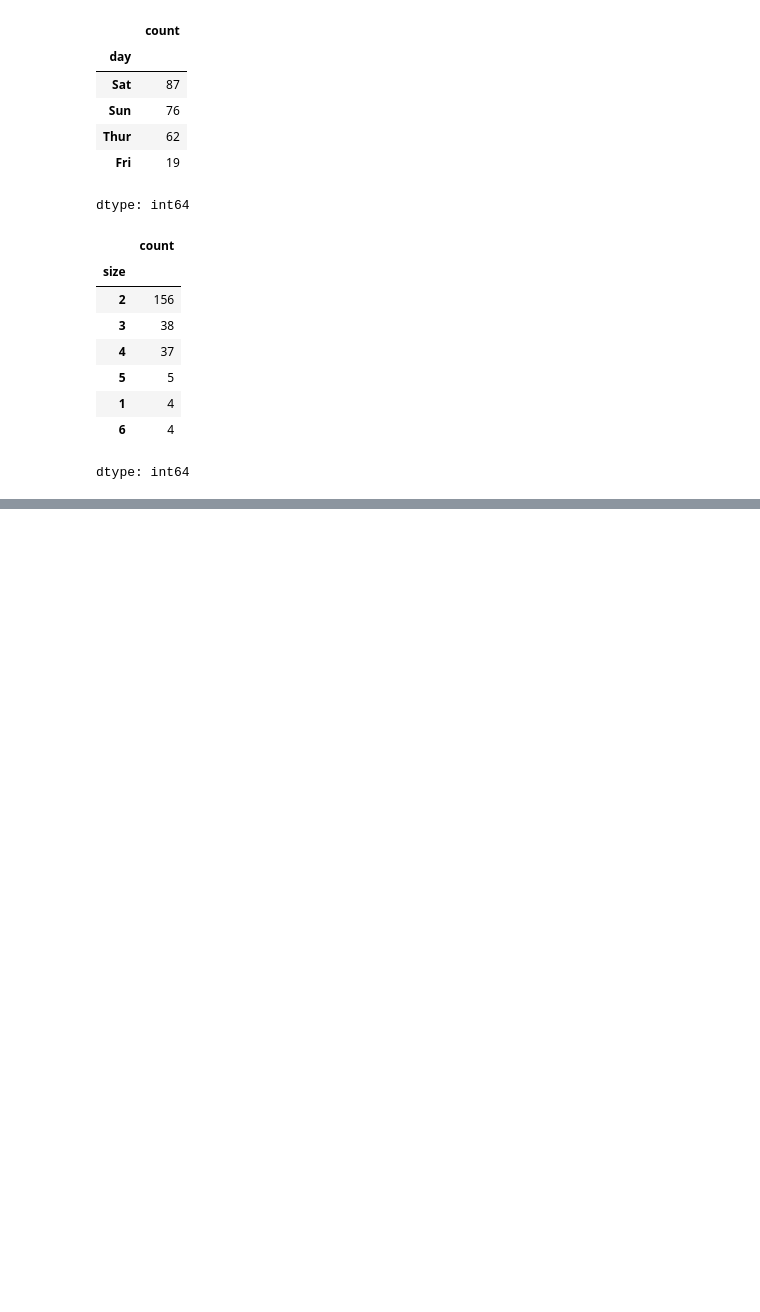
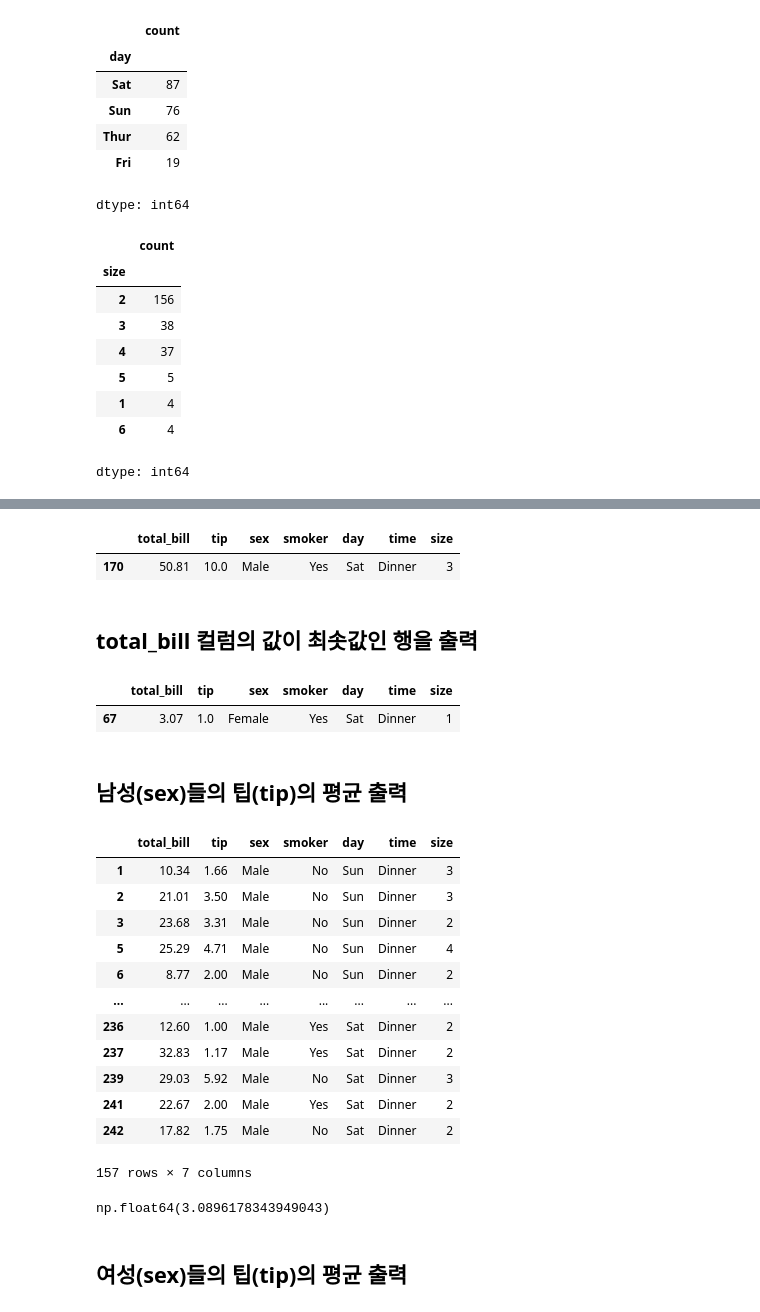
Before and after one commit to JakeOh/202504_itwill_oracle88, a Jupyter notebook: python19.ipynb, the cells around one changed output, grey strips where cells are left out. Drawn from its saved outputs; the diff is of its cells as text; code cells hidden in the pictures; blank space fills up the shorter version.

```diff
--- a/python19.ipynb
+++ b/python19.ipynb
@@ -211,0 +225,39 @@ dtype: int64
+# %%
+tips[tips.total_bill == tips.total_bill.max()]
+# %% [output]
+|  | total_bill | tip | sex | smoker | day | time | size |
+| 170 | 50.81 | 10.0 | Male | Yes | Sat | Dinner | 3 |
+# %% [markdown]
+## total_bill 컬럼의 값이 최솟값인 행을 출력
+# %%
+tips[tips.total_bill == tips.total_bill.min()]
+# %% [output]
+|  | total_bill | tip | sex | smoker | day | time | size |
+| 67 | 3.07 | 1.0 | Female | Yes | Sat | Dinner | 1 |
+# %% [markdown]
+## 남성(sex)들의 팁(tip)의 평균 출력
+# %%
+# 성별이 남성인 레코드만으로 만들어진 DF
+male_df = tips[tips.sex == 'Male']
+# %%
+male_df
+# %% [output]
+|  | total_bill | tip | sex | smoker | day | time | size |
+| 1 | 10.34 | 1.66 | Male | No | Sun | Dinner | 3 |
+| 2 | 21.01 | 3.50 | Male | No | Sun | Dinner | 3 |
+| 3 | 23.68 | 3.31 | Male | No | Sun | Dinner | 2 |
+| 5 | 25.29 | 4.71 | Male | No | Sun | Dinner | 4 |
+| 6 | 8.77 | 2.00 | Male | No | Sun | Dinner | 2 |
+| ... | ... | ... | ... | ... | ... | ... | ... |
+| 236 | 12.60 | 1.00 | Male | Yes | Sat | Dinner | 2 |
+| 237 | 32.83 | 1.17 | Male | Yes | Sat | Dinner | 2 |
+| 239 | 29.03 | 5.92 | Male | No | Sat | Dinner | 3 |
+| 241 | 22.67 | 2.00 | Male | Yes | Sat | Dinner | 2 |
+| 242 | 17.82 | 1.75 | Male | No | Sat | Dinner | 2 |
+157 rows × 7 columns
+# %%
+male_df.tip.mean()
+# %% [output]
+np.float64(3.0896178343949043)
+# %% [markdown]
+## 여성(sex)들의 팁(tip)의 평균 출력
```
Also changed, not shown: parts of 40 cells of this notebook.
